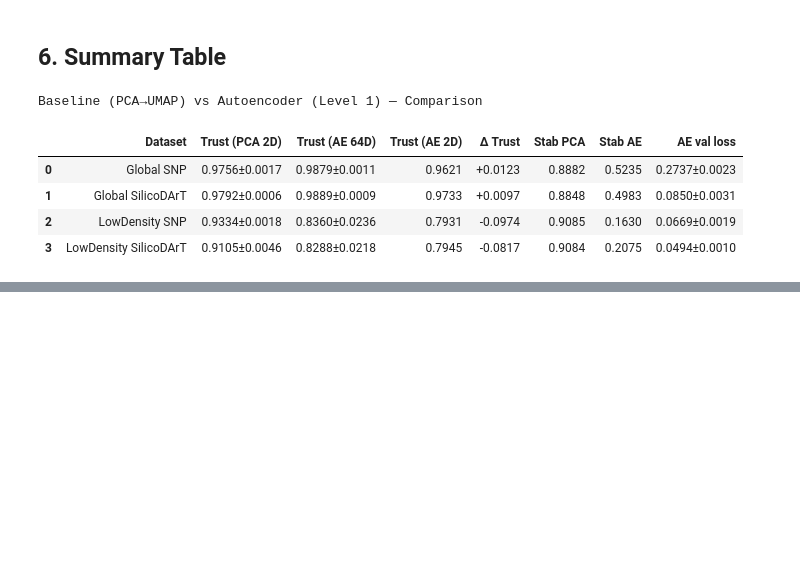
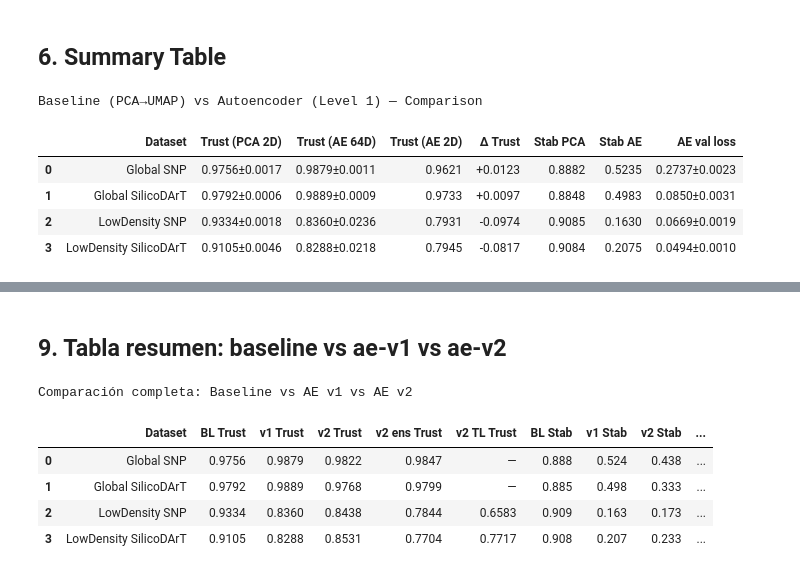
Before and after one commit to R0SEWT/GENO-MAP_Correspondence-Free-Diagnostics-for-Sweet-Potato-Diversity-Maps, a Jupyter notebook: notebooks/ae_vs_baseline.ipynb, the cells around one changed output, grey strips where cells are left out. Cells and saved outputs as stored; diff of their text form; code cells hidden in the pictures; blank space fills up the shorter version.

```diff
--- a/notebooks/ae_vs_baseline.ipynb
+++ b/notebooks/ae_vs_baseline.ipynb
@@ -428,0 +764,53 @@ Baseline (PCA→UMAP) vs Autoencoder (Level 1) — Comparison
+# %% [markdown]
+## 9. Tabla resumen: baseline vs ae-v1 vs ae-v2
+# %%
+rows_v2 = []
+for ds in DATASETS:
+    # Baseline
+    val = load_validation(ds)
+    bl_t = val["trustworthiness"]["mean"]
+    bl_stab = stab_v2_df[(stab_v2_df["dataset"]==ds) & (stab_v2_df["type"]=="baseline_seed2seed")]["jaccard"].mean()
+
+    # AE v1
+    v1_t = trust_df[trust_df["dataset"]==ds]["trust_ae_bottleneck64"].mean()
+    v1_stab = stab_v2_df[(stab_v2_df["dataset"]==ds) & (stab_v2_df["type"]=="v1_seed2seed")]["jaccard"].mean()
+
+    # AE v2 regularized
+    v2r = trust_v2_df[(trust_v2_df["dataset"]==ds) & (trust_v2_df["variant"]=="v2_reg")]
+    v2_t = v2r["trust_bn"].mean() if len(v2r) > 0 else None
+    v2_stab = stab_v2_df[(stab_v2_df["dataset"]==ds) & (stab_v2_df["type"]=="v2_seed2seed")]["jaccard"].mean()
+
+    # AE v2 ensemble
+    v2e = trust_v2_df[(trust_v2_df["dataset"]==ds) & (trust_v2_df["variant"]=="v2_ensemble")]
+    v2e_t = v2e["trust_bn"].values[0] if len(v2e) > 0 else None
+    v2e_stab = stab_v2_df[(stab_v2_df["dataset"]==ds) & (stab_v2_df["type"]=="v2_seed2ens")]["jaccard"].mean()
+
+    # AE v2 transfer (lowdensity only)
+    v2tf = trust_v2_df[(trust_v2_df["dataset"]==ds) & (trust_v2_df["variant"]=="v2_transfer")]
+    v2tf_t = v2tf["trust_bn"].mean() if len(v2tf) > 0 else None
+
+    row = {
+        "Dataset": ds_labels[ds],
+        "BL Trust": f"{bl_t:.4f}",
+        "v1 Trust": f"{v1_t:.4f}",
+        "v2 Trust": f"{v2_t:.4f}" if v2_t else "—",
+        "v2 ens Trust": f"{v2e_t:.4f}" if v2e_t else "—",
+        "v2 TL Trust": f"{v2tf_t:.4f}" if v2tf_t else "—",
+        "BL Stab": f"{bl_stab:.3f}",
+        "v1 Stab": f"{v1_stab:.3f}",
+        "v2 Stab": f"{v2_stab:.3f}",
+        "v2 ens↔seed": f"{v2e_stab:.3f}",
+        "Best": "v2 ens" if (v2e_t and v2e_t >= bl_t) else "baseline",
+    }
+    rows_v2.append(row)
+
+summary_v2 = pd.DataFrame(rows_v2)
+styled = summary_v2.style.set_caption("Comparación completa: Baseline vs AE v1 vs AE v2")
+styled
+# %% [output]
+Comparación completa: Baseline vs AE v1 vs AE v2
+|  | Dataset | BL Trust | v1 Trust | v2 Trust | v2 ens Trust | v2 TL Trust | BL Stab | v1 Stab | v2 Stab | ... |
+| 0 | Global SNP | 0.9756 | 0.9879 | 0.9822 | 0.9847 | — | 0.888 | 0.524 | 0.438 | ... |
+| 1 | Global SilicoDArT | 0.9792 | 0.9889 | 0.9768 | 0.9799 | — | 0.885 | 0.498 | 0.333 | ... |
+| 2 | LowDensity SNP | 0.9334 | 0.8360 | 0.8438 | 0.7844 | 0.6583 | 0.909 | 0.163 | 0.173 | ... |
+| 3 | LowDensity SilicoDArT | 0.9105 | 0.8288 | 0.8531 | 0.7704 | 0.7717 | 0.908 | 0.207 | 0.233 | ... |
```
Also changed, not shown: parts of 10 cells of this notebook, 5 other files.
